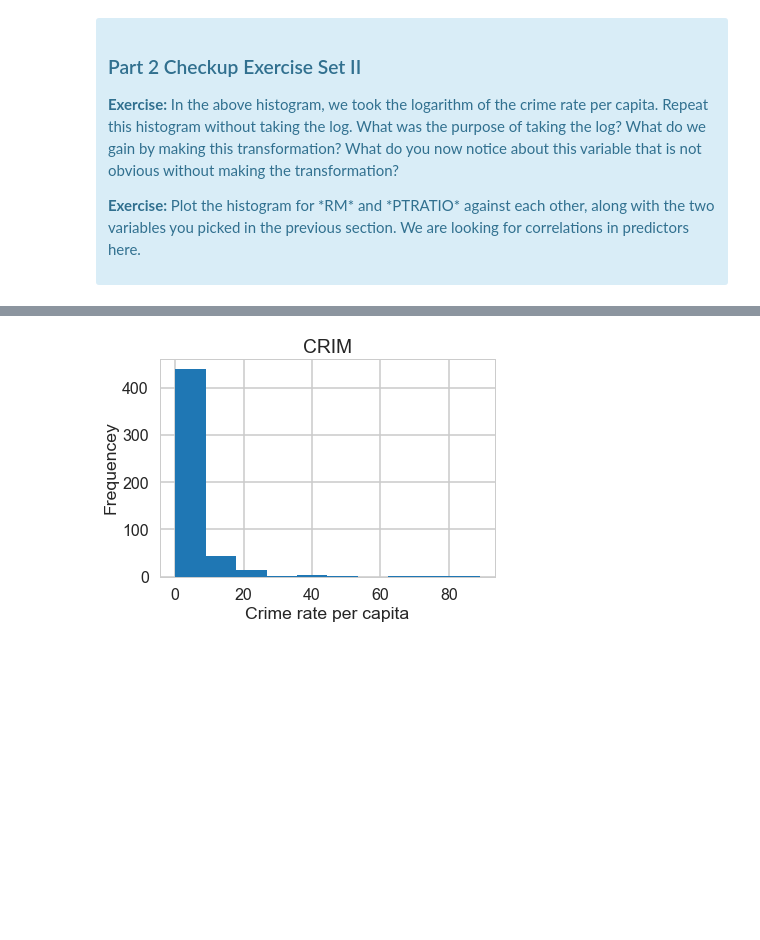
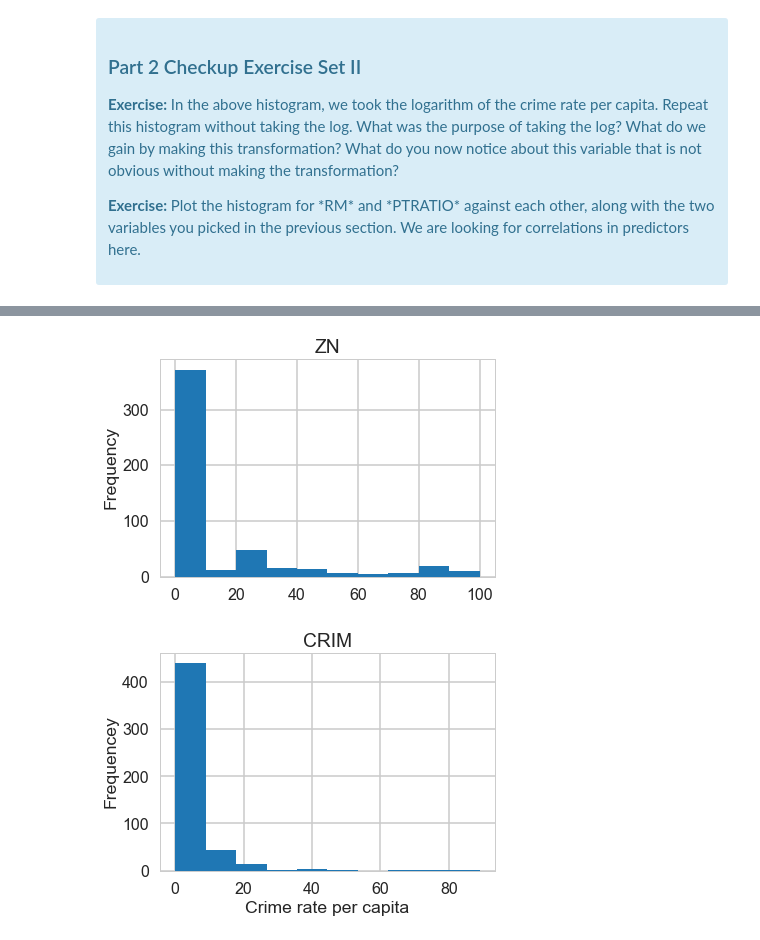
Before and after one commit to Zonk3/Springboard, a Jupyter notebook: Mini_Project_Linear_Regression.ipynb, the cells around one changed output, grey strips where cells are left out. Cells and saved outputs as stored; diff of their text form; code cells hidden in the pictures; blank space fills up the shorter version.

```diff
--- a/Mini_Project_Linear_Regression.ipynb
+++ b/Mini_Project_Linear_Regression.ipynb
@@ -356,3 +365,12 @@ plt.show()
+# %%
+#histogram - Large Lots
+plt.hist(bos.ZN)
+plt.title("ZN")
+plt.xlabel("")
+plt.ylabel("Frequency")
+plt.show()
+# %% [output]
+[figure, added]
 # %%
 #your turn
 
```
Also changed, not shown: parts of 26 cells of this notebook.
